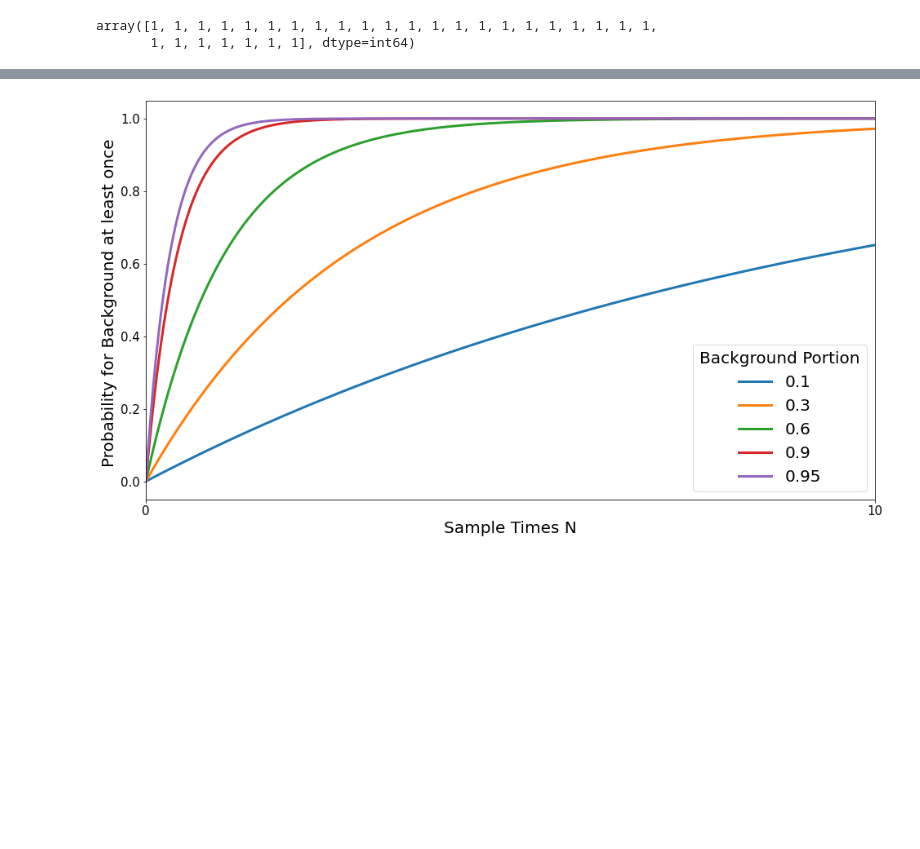
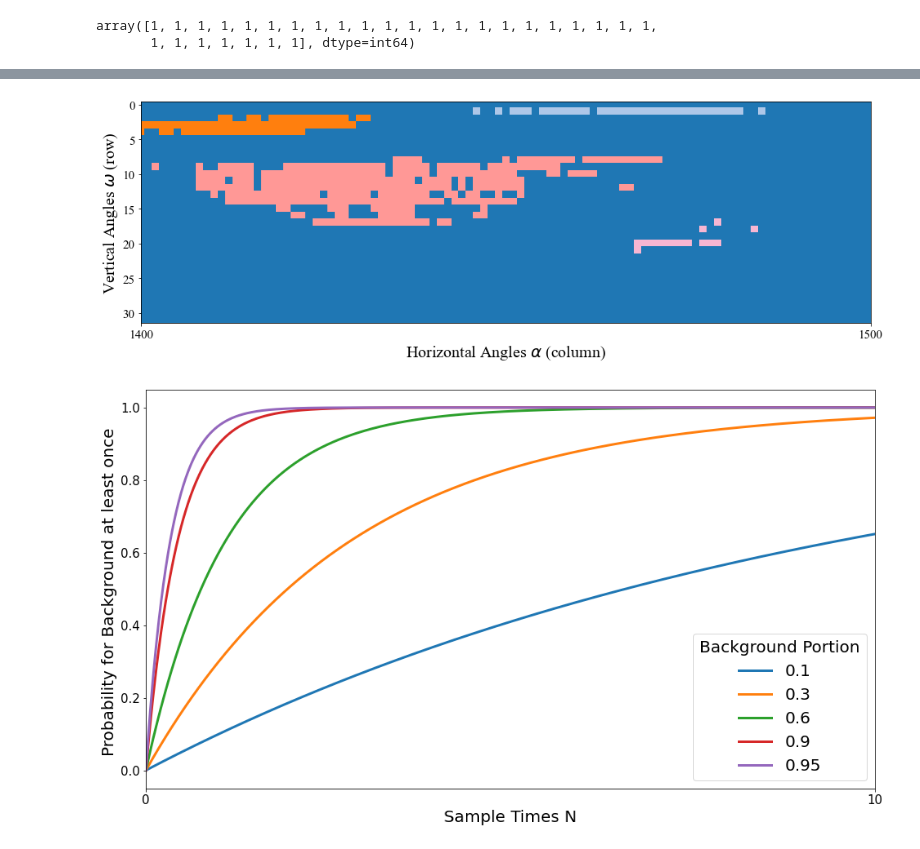
Before and after one commit to jksdbks123/Lidar-Tracker, a Jupyter notebook: LiDAR_Tracker_Project/Paper.ipynb, the cells around one changed output, grey strips where cells are left out. Drawn from its saved outputs; the diff is of its cells as text; code cells hidden in the pictures; blank space fills up the shorter version.

```diff
--- a/LiDAR_Tracker_Project/Paper.ipynb
+++ b/LiDAR_Tracker_Project/Paper.ipynb
@@ -373,7 +373,7 @@ Labeling_map_0 = db.fit_predict(Td_map= Td_map_0,Foreground_map=Foreground_1)
 Labeling_map_1 = db.fit_predict(Td_map= Td_map_0,Foreground_map=Foreground_0)
 unique_label_cur,unique_label_next = np.unique(Labeling_map_0)[1:],np.unique(Labeling_map_1)[1:]
 # %%
-Td_map = aggregated_map[1312]
+Td_map = aggregated_map[228]
 Foreground_map = (Td_map < thred_map)&(Td_map != 0)
 Labeling_map = db.fit_predict(Td_map= Td_map,Foreground_map=Foreground_map)
 # %%
@@ -479,0 +441,16 @@ pairs,counts = np.unique(cooresponding_map,return_counts = True, axis = 0)
+# %%
+Td_map = aggregated_map[228]
+Foreground_map = (Td_map < thred_map)&(Td_map != 0)
+Labeling_map = db.fit_predict(Td_map= Td_map,Foreground_map=Foreground_map)
+# %%
+plt.figure(figsize=(16,5))
+plt.imshow(Labeling_map, aspect='auto',cmap = 'tab20')
+plt.xlabel(r'Horizontal Angles $\mathit{\alpha}$ (column)',fontsize = 20)
+plt.ylabel(r'Vertical Angles $\mathit{\omega} $ (row)',fontsize = 20)
+plt.yticks(fontsize = 15)
+plt.xticks(np.arange(0,1900,100),fontsize = 15)
+plt.xlim(1400,1500)
+# plt.savefig(r'C:\Users\zhChe\OneDrive - nevada.unr.edu\ITSmanuscript\Figs\Picture4.tif',dpi = 600)
+plt.show()
+# %% [output]
+[figure, added]
```
Also changed, not shown: parts of 8 cells of this notebook.
